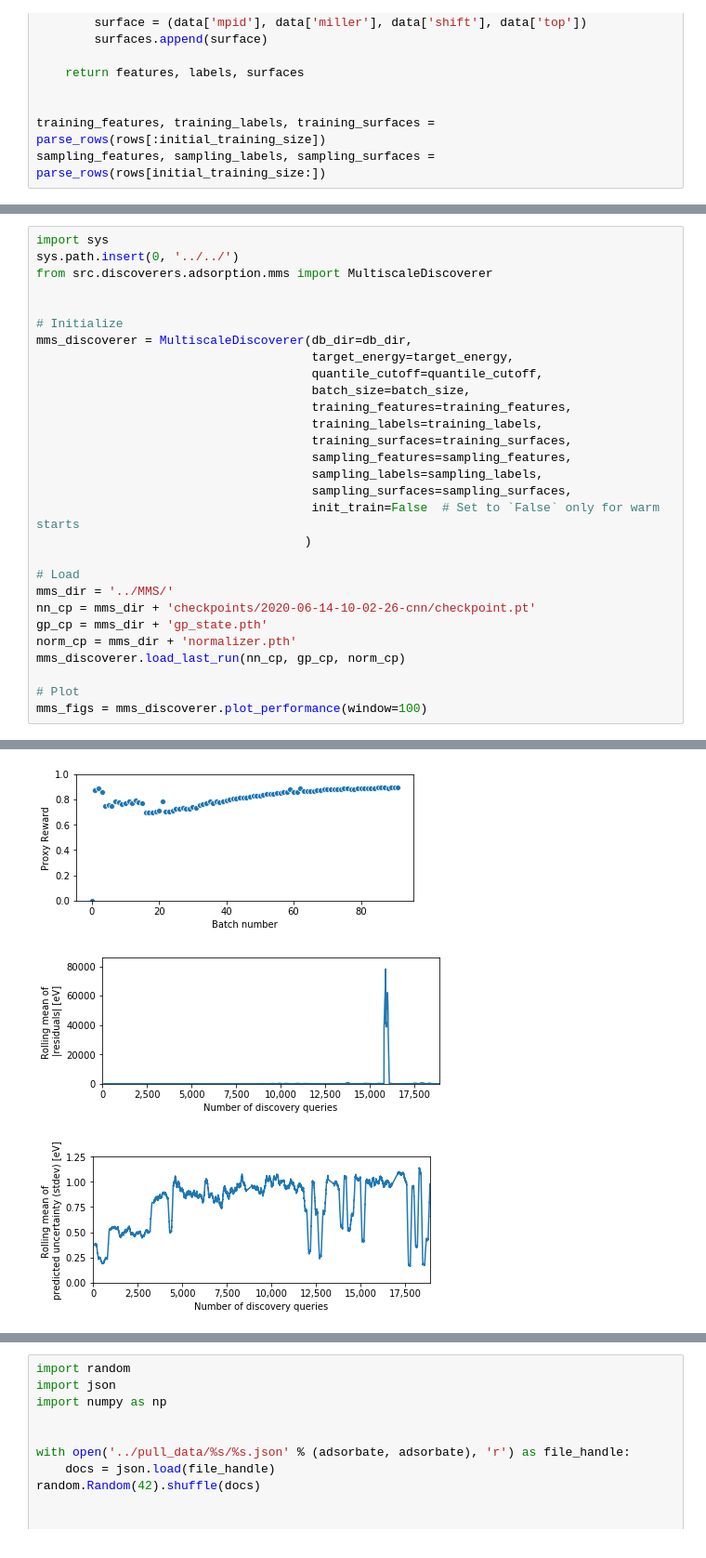
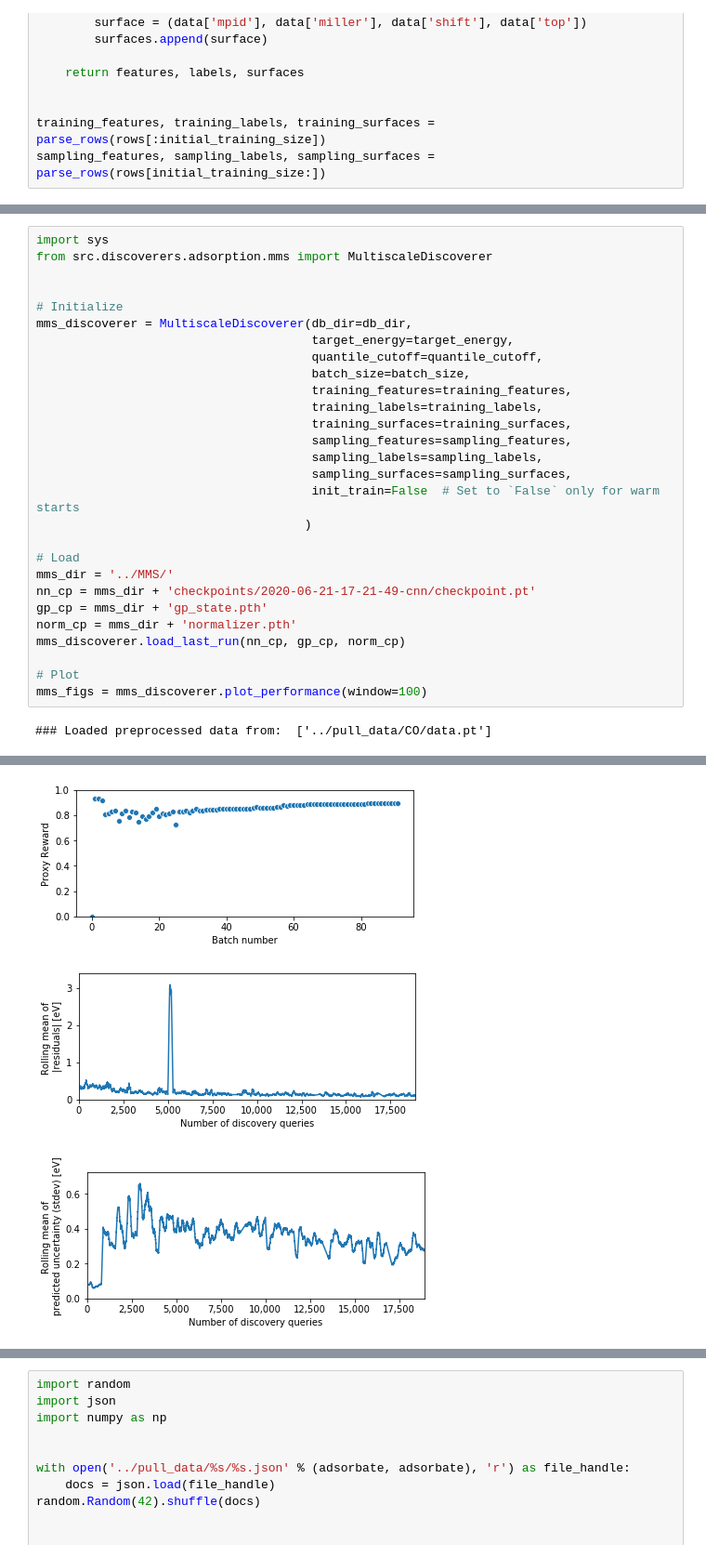
Before and after one commit to ulissigroup/catalyst-acquisitions, a Jupyter notebook: notebooks/comparisons/compare_hallucinations.ipynb, the cells around one changed output, grey strips where cells are left out. Shown at 93% size. Saved outputs shown, nothing was run; the diff lists cells and outputs as text.

```diff
--- a/notebooks/comparisons/compare_hallucinations.ipynb
+++ b/notebooks/comparisons/compare_hallucinations.ipynb
@@ -43,6 +108,5 @@ sampling_features, sampling_labels, sampling_surfaces = parse_rows(rows[initial_
 # %%
 import sys
-sys.path.insert(0, '../../')
 from src.discoverers.adsorption.mms import MultiscaleDiscoverer
 
 
@@ -62,7 +126,7 @@ mms_discoverer = MultiscaleDiscoverer(db_dir=db_dir,
 
 # Load
 mms_dir = '../MMS/'
-nn_cp = mms_dir + 'checkpoints/2020-06-14-10-02-26-cnn/checkpoint.pt'
+nn_cp = mms_dir + 'checkpoints/2020-06-21-17-21-49-cnn/checkpoint.pt'
 gp_cp = mms_dir + 'gp_state.pth'
 norm_cp = mms_dir + 'normalizer.pth'
 mms_discoverer.load_last_run(nn_cp, gp_cp, norm_cp)
@@ -70,5 +134,6 @@ mms_discoverer.load_last_run(nn_cp, gp_cp, norm_cp)
 # Plot
 mms_figs = mms_discoverer.plot_performance(window=100)
 # %% [output]
+### Loaded preprocessed data from:  ['../pull_data/CO/data.pt']
 Logging results to Weights & Biases (Documentation).
 Project page: https://app.wandb.ai/ktran9891/catalyst-acquisitions-notebooks_comparisons
@@ -96,3 +161,3 @@ Planning to run on 1 GPUs.
-[figure, old version]
+[figure, new version]
-[figure, old version]
+[figure, new version]
-[figure, old version]
+[figure, new version]
```
Also changed, not shown: parts of 10 cells of this notebook, 1 other file.
